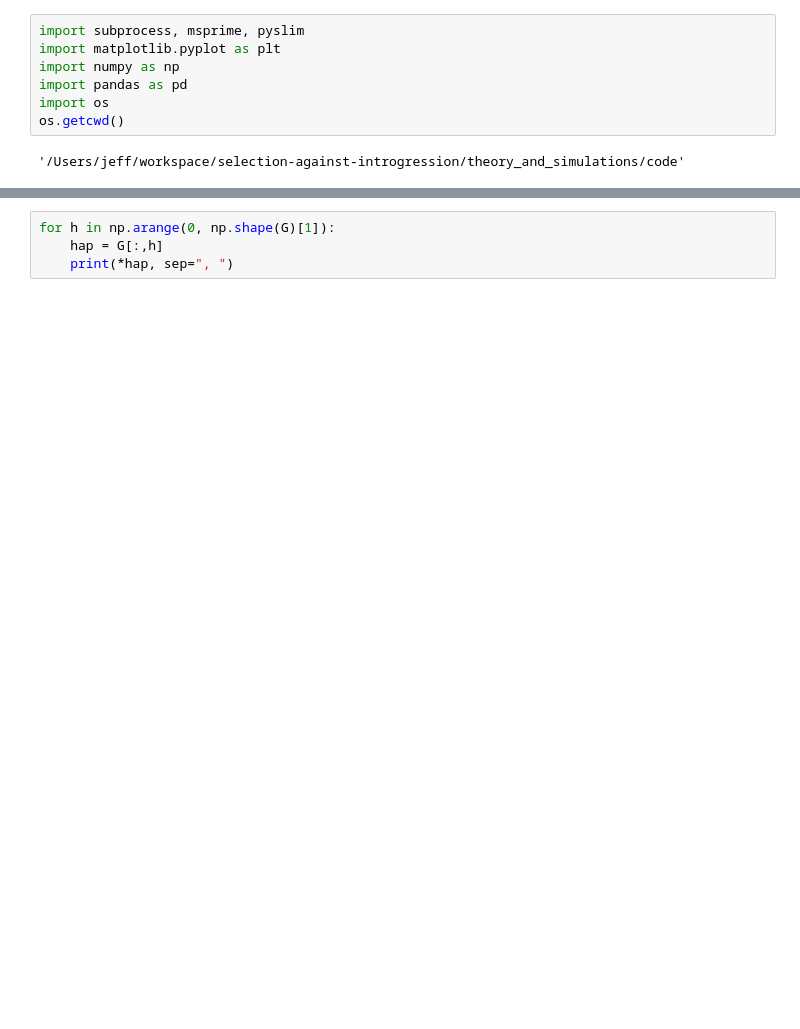
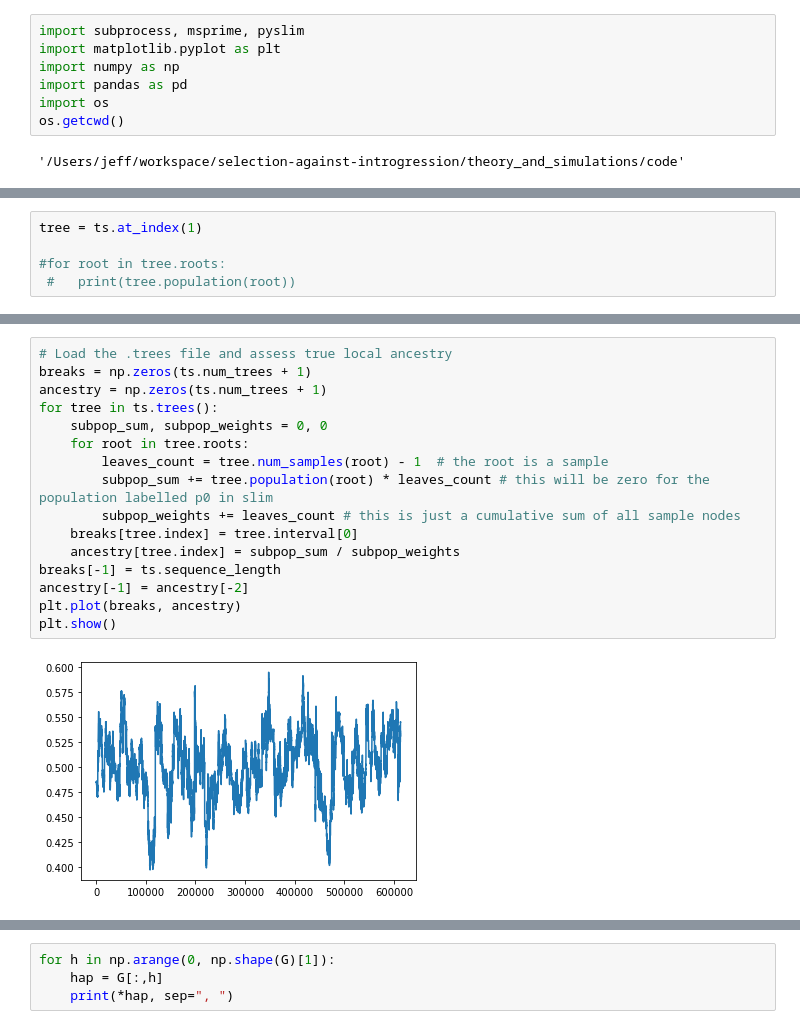
Before and after one commit to jgroh/selection-against-introgression, a Jupyter notebook: theory_and_simulations/code/ancestry.ipynb, the cells around one changed output, grey strips where cells are left out. Drawn from its saved outputs; the diff is of its cells as text; blank space fills up the shorter version.

```diff
--- a/theory_and_simulations/code/ancestry.ipynb
+++ b/theory_and_simulations/code/ancestry.ipynb
@@ -31,0 +31,5 @@ TypeError: Multi-letter allele or deletion detected at site 0
+# %%
+tree = ts.at_index(1)
+
+#for root in tree.roots:
+ #   print(tree.population(root))
@@ -31,0 +54,18 @@ TypeError: Multi-letter allele or deletion detected at site 0
+# %%
+# Load the .trees file and assess true local ancestry
+breaks = np.zeros(ts.num_trees + 1)
+ancestry = np.zeros(ts.num_trees + 1)
+for tree in ts.trees():
+    subpop_sum, subpop_weights = 0, 0
+    for root in tree.roots:
+        leaves_count = tree.num_samples(root) - 1  # the root is a sample
+        subpop_sum += tree.population(root) * leaves_count # this will be zero for the population labelled p0 in slim
+        subpop_weights += leaves_count # this is just a cumulative sum of all sample nodes
+    breaks[tree.index] = tree.interval[0]
+    ancestry[tree.index] = subpop_sum / subpop_weights
+breaks[-1] = ts.sequence_length
+ancestry[-1] = ancestry[-2]
+plt.plot(breaks, ancestry)
+plt.show()
+# %% [output]
+[figure, added]
```
Also changed, not shown: parts of 7 cells of this notebook, 2 other files.
